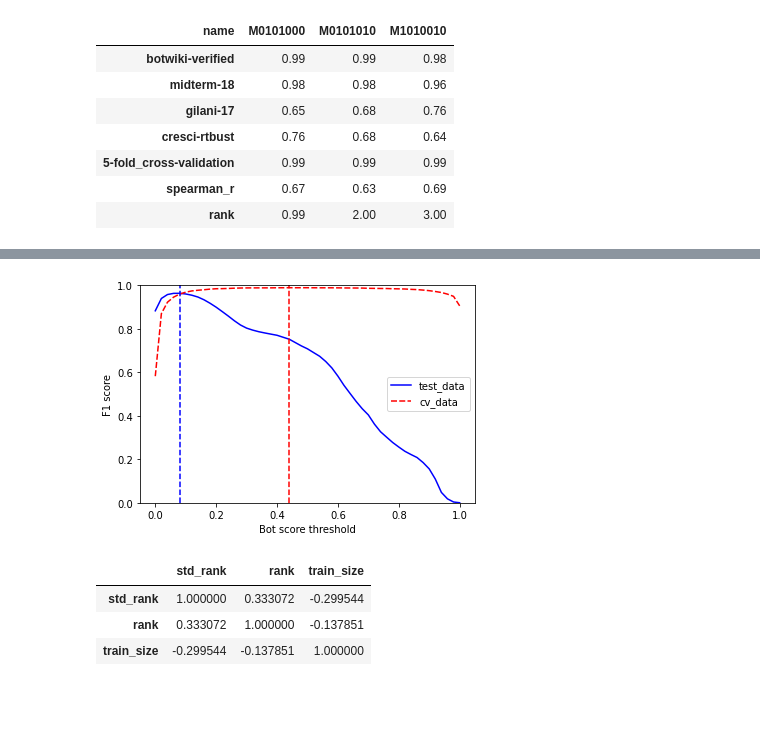
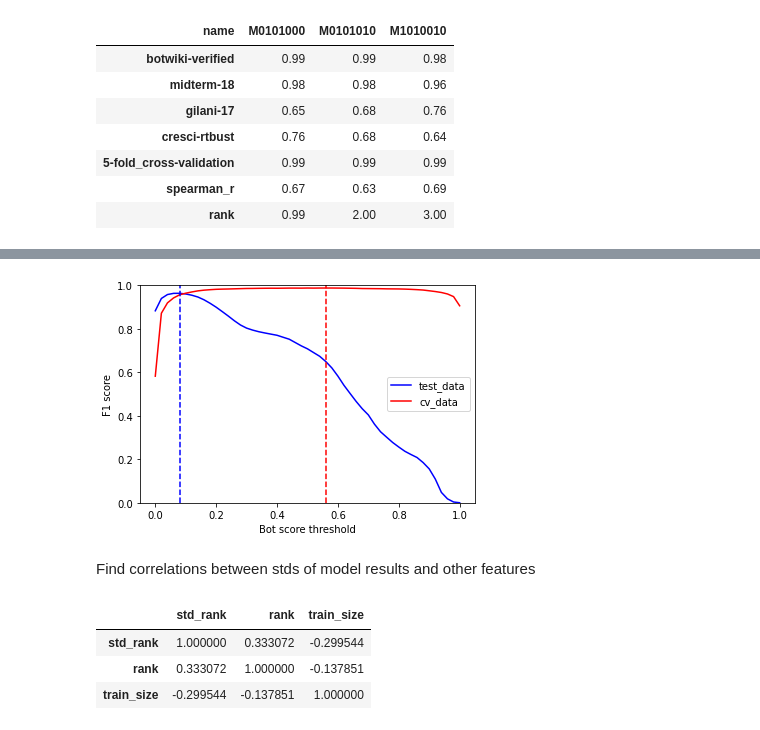
Before and after one commit to KatrinaLiqy/SocialBotDetection, a Jupyter notebook: DataAnalysis.ipynb, the cells around one changed output, grey strips where cells are left out. Drawn from its saved outputs; the diff is of its cells as text; code cells hidden in the pictures; blank space fills up the shorter version.

Commit message:
Finished DataAnalysis

```diff
--- a/DataAnalysis.ipynb
+++ b/DataAnalysis.ipynb
@@ -330,0 +292,5 @@ Finished 1.0
+# %%
+model_name = top_model #m196 is 1101011
+
+#can take up to a minute to run
+predicted, threshold_f1 = get_predicted_threshold(model_name)
@@ -339,25 +340,27 @@ fig.savefig(os.path.join(results_path, fig4a_name))
 [figure]
 # %%
 
-graph = sns.lineplot(data=threshold_f1, palette=['b', 'r'])
+graph = sns.lineplot(data=threshold_f1, palette=['b', 'r'], dashes=False)
 graph.set(xlabel="Bot score threshold", ylabel="F1 score", ylim=(0,1))
 
 #get index of observation with highest f1_score, then retrieve its threshold
 maxes = threshold_f1.idxmax(axis=0)
 
 max_test_f1_threshold = maxes["test_data"]
 max_cv_f1_threshold = maxes["cv_data"]
 
 
 graph.axvline(max_test_f1_threshold, linestyle="--", color="blue")
 graph.axvline(max_cv_f1_threshold, linestyle="--", color="red")
 
 fig = graph.get_figure()
 
-fig4b_name = "top_model_fig4b.png" if show_top_model else "fig4b.png"
+fig4b_name = f"{model_name}_fig4b.png"
 fig.savefig(os.path.join(results_path, fig4b_name))
 # %% [output]
-[figure, old version]
+[figure, new version]
+# %% [markdown]
+Find correlations between stds of model results and other features
 # %%
 #load results
 stds = pd.read_csv(os.path.join(results_path, "std.csv"))
```
Also changed, not shown: parts of 18 cells of this notebook, 9 other files.
